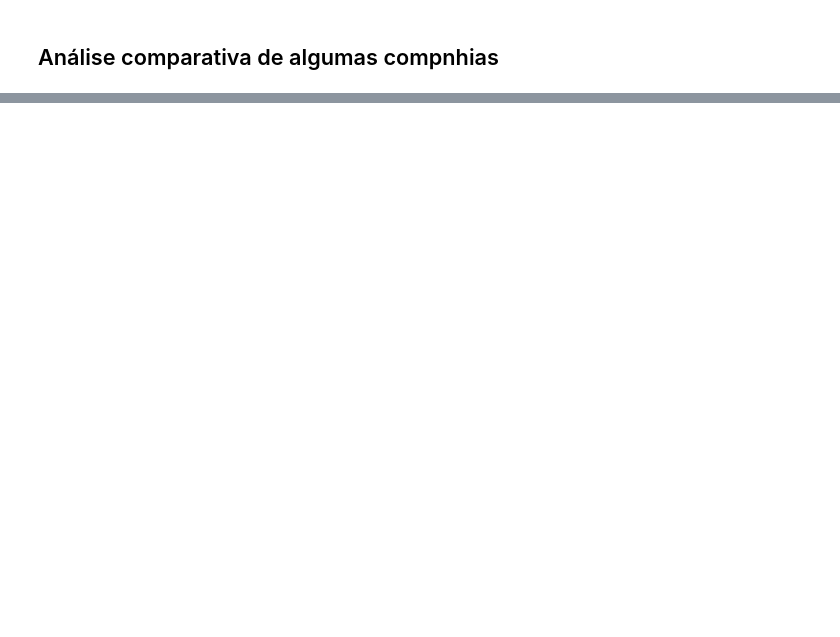
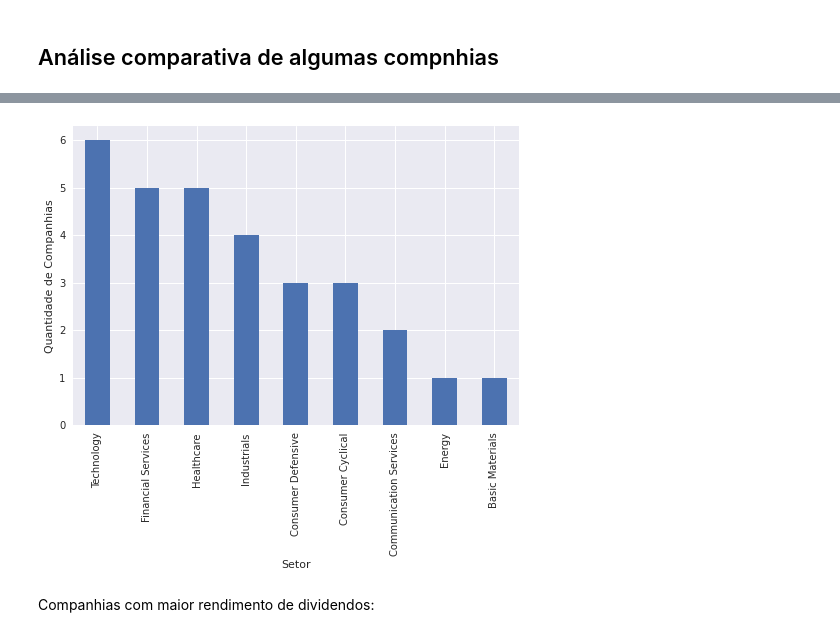
Before and after one commit to igoandrade/data-science-proj, a Jupyter notebook: ds-python/fundamental-analysis-stock.ipynb, the cells around one changed output, grey strips where cells are left out. Saved outputs shown, nothing was run; the diff lists cells and outputs as text; code cells hidden in the pictures; blank space fills up the shorter version.

```diff
--- a/ds-python/fundamental-analysis-stock.ipynb
+++ b/ds-python/fundamental-analysis-stock.ipynb
@@ -57,0 +142,3 @@ tickers = ['AAPL', 'MSFT', 'IBM']
+# %%
+df2 = pd.read_html('https://en.wikipedia.org/wiki/Dow_Jones_Industrial_Average')[1]
+df2
@@ -57,0 +163,11 @@ tickers = ['AAPL', 'MSFT', 'IBM']
+# %%
+tickers = df2.Symbol.to_list()
+# %%
+infos = []
+
+for ticker in tickers:
+    infos.append(yf.Ticker(ticker).info)
+# %%
+df3 = pd.DataFrame(infos)
+df3 = df3.set_index('symbol')
+df3
@@ -57,0 +194,9 @@ tickers = ['AAPL', 'MSFT', 'IBM']
+# %%
+ax = df3.sector.value_counts().plot.bar()
+ax.set_xlabel('Setor')
+ax.set_ylabel('Quantidade de Companhias')
+plt.show()
+# %% [output]
+[figure, added]
+# %% [markdown]
+Companhias com maior rendimento de dividendos:
```
Also changed, not shown: parts of 14 cells of this notebook.
